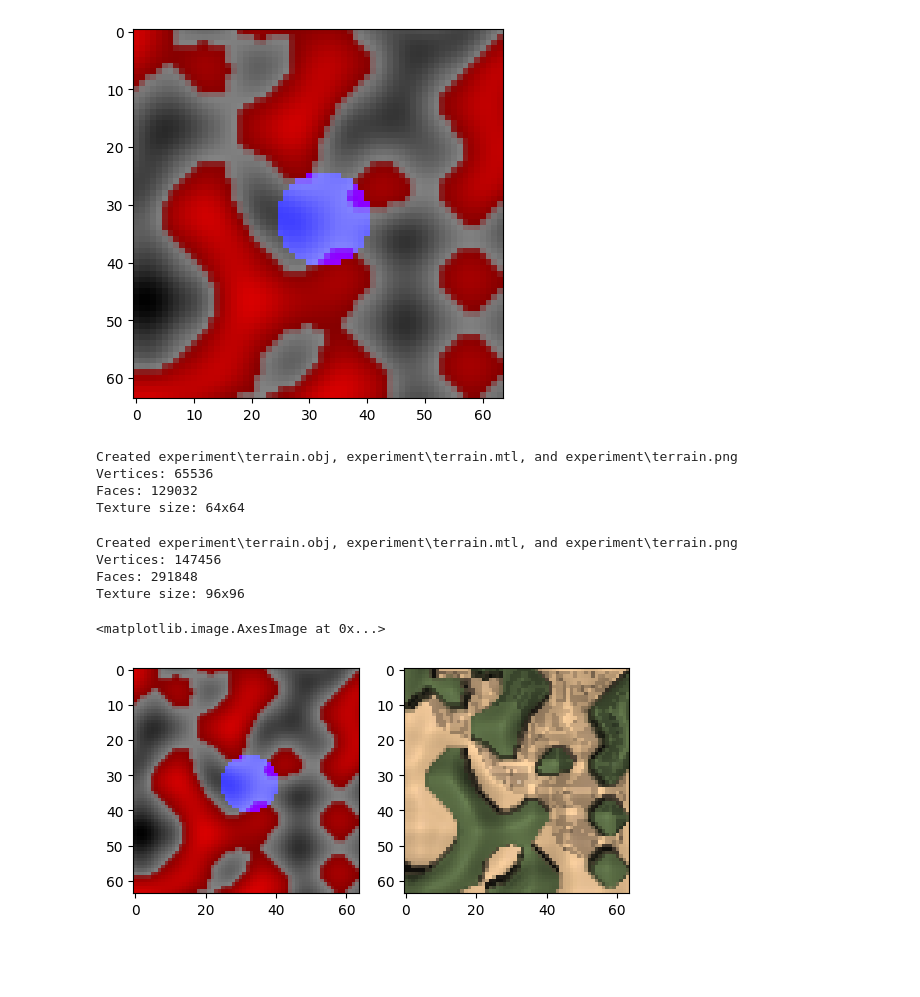
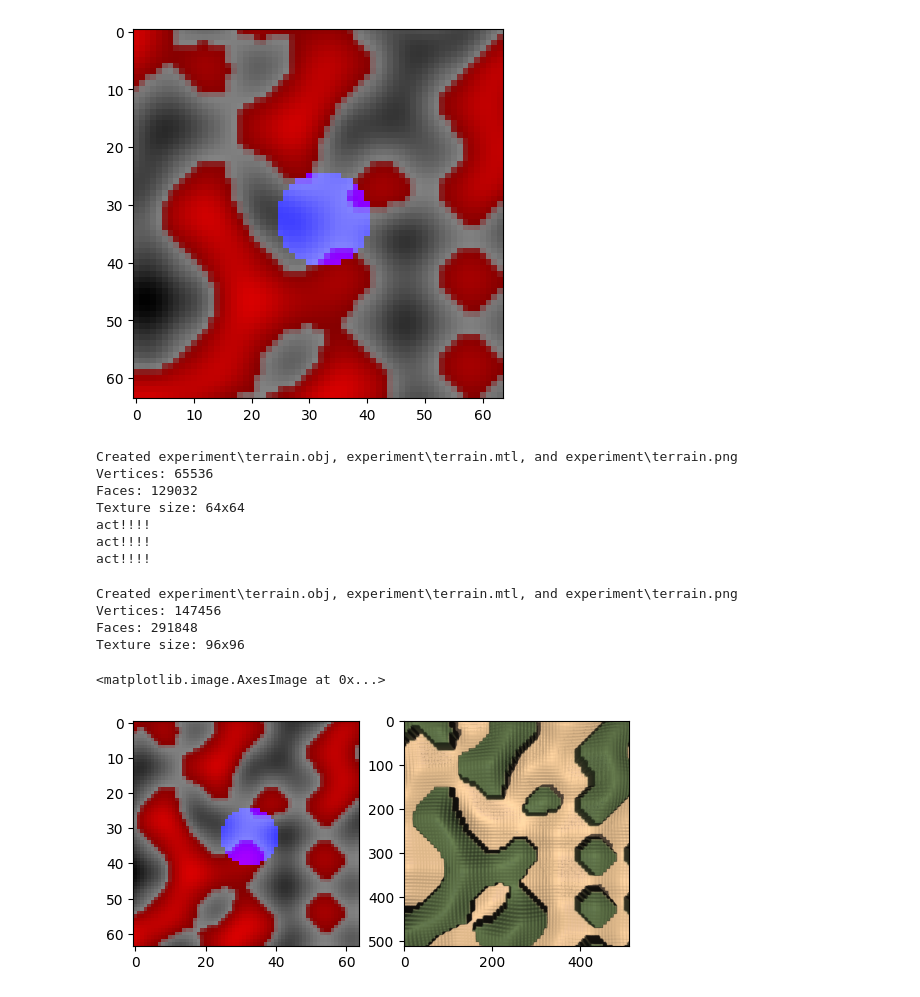
Before and after one commit to jaron-cui/nwm-planning, a Jupyter notebook: experiment/visualization.ipynb, the cells around one changed output. Drawn from its saved outputs; the diff is of its cells as text; code cells hidden in the pictures; blank space fills up the shorter version.

```diff
--- a/experiment/visualization.ipynb
+++ b/experiment/visualization.ipynb
@@ -378,14 +383,14 @@ with MuJoCoTopo(Topo.random()) as sim:
     viewer.cam.azimuth = 0  # Horizontal rotation (0-360 degrees)
     viewer.cam.elevation = -90  # Vertical angle (-90 to 90 degrees)
     t = 0
+
     while viewer.is_running():
       # Move in a circle
-      radius = 10
-      center = np.array([127, 127])
-      sim.state.position = center + radius * np.array([np.cos(t), np.sin(t)])
+      if t % 300 == 0:
+        sim.state.act((np.random.rand(2) * 2 - 1) * 4)
 
       sim.step()
-      t += 0.01
+      t += 1
 
       time.sleep(0.01)
       viewer.sync()
@@ -394,33 +399,37 @@ Created experiment\terrain.obj, experiment\terrain.mtl, and experiment\terrain.p
 Vertices: 65536
 Faces: 129032
 Texture size: 64x64
+act!!!!
+act!!!!
+act!!!!
 # %%
 from typing import List
-
+import matplotlib.pyplot as plt
 
 def render_mujoco_rollout(initial_state: Topo, actions: List[np.ndarray], steps_between_actions: int = 10):
   state = initial_state.copy()
 
   images = []
-  with MuJoCoTopo(state, topo_camera_height=85, render_distance=48) as sim:
+  with MuJoCoTopo(state, topo_camera_height=85, render_distance=48, camera_size=512) as sim:
     images.append(sim.render(locked_angle=True))
     for action in actions:
       state.act(action)
       for _ in range(steps_between_actions):
         sim.step()
         images.append(sim.render(locked_angle=True))
   return images
 
 state = Topo(0, 256, 0.52, 15, 0.5)
+state.act(np.array([4, 4]))
 mujoco_images = render_mujoco_rollout(state, [])
 
 fig, axes = plt.subplots(1, 2)
 axes[0].imshow(state.render(64))
 axes[1].imshow(mujoco_images[0])
 # %% [output]
 Created experiment\terrain.obj, experiment\terrain.mtl, and experiment\terrain.png
 Vertices: 147456
 Faces: 291848
 Texture size: 96x96
 <matplotlib.image.AxesImage at 0x...>
-[figure, old version]
+[figure, new version]
```
Also changed, not shown: parts of 1 cell of this notebook, 1 other file.
